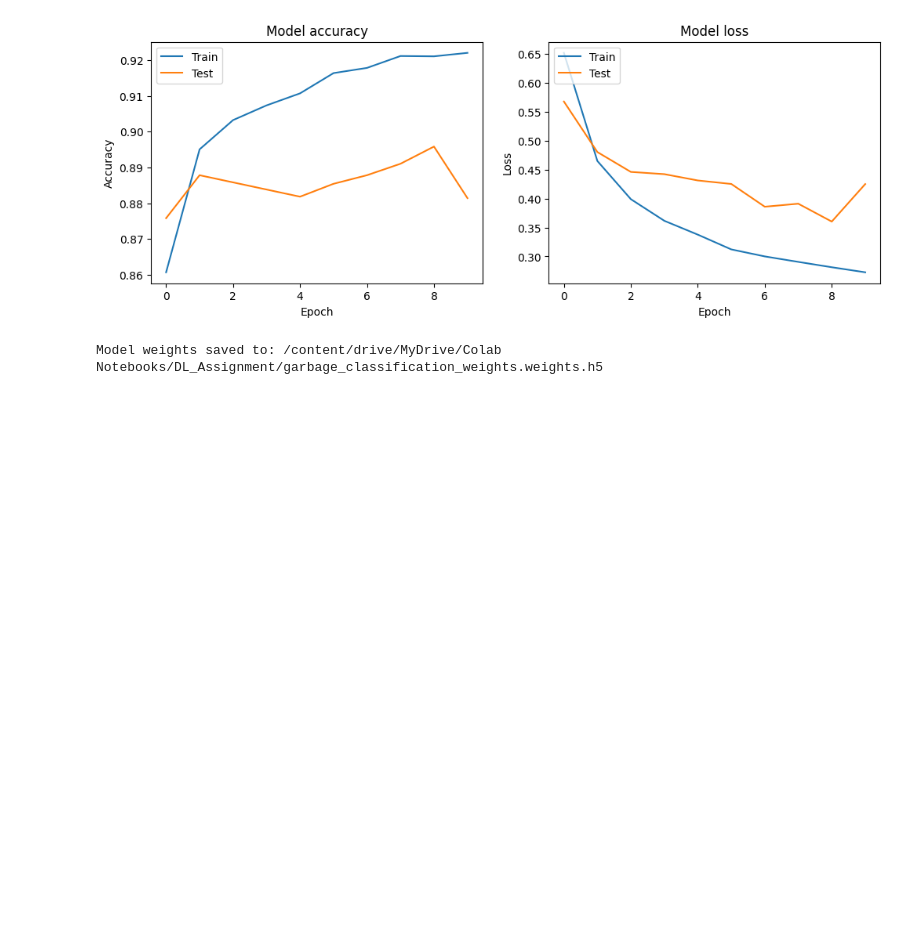
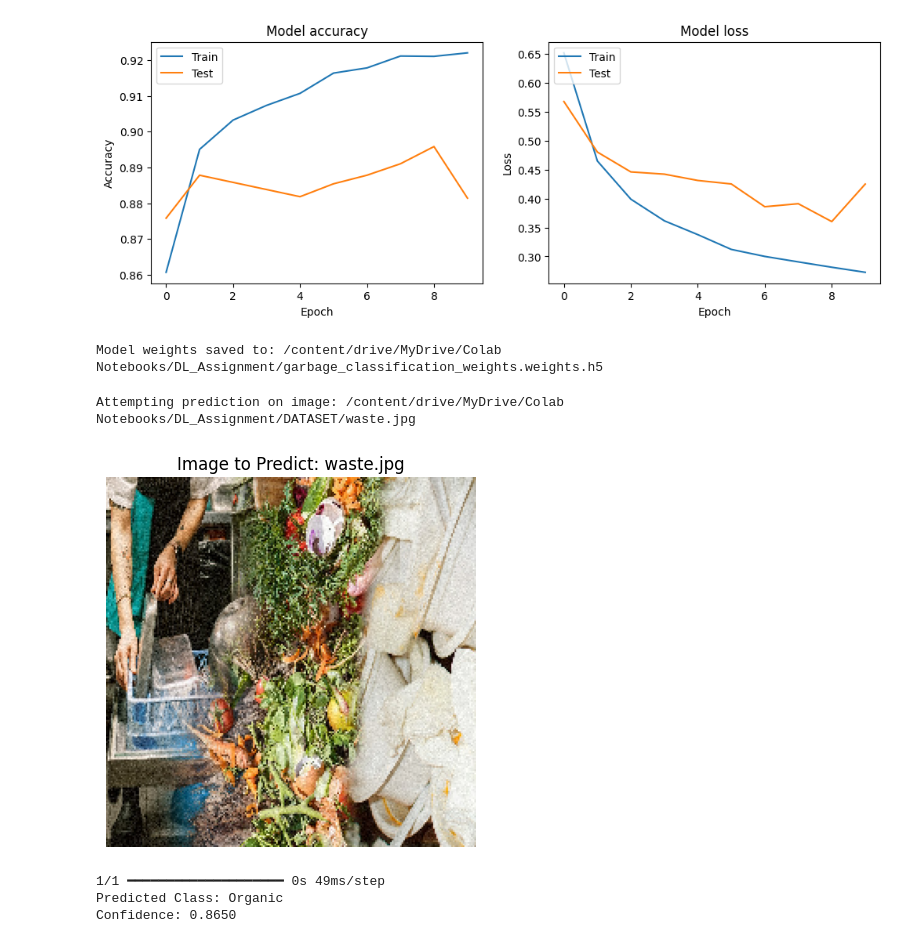
Before and after one commit to IT22283344/DL_Assignment, a Jupyter notebook: VGG16_Garbage_classification.ipynb, the cells around one changed output. Drawn from its saved outputs; the diff is of its cells as text; code cells hidden in the pictures; blank space fills up the shorter version.

Commit message:
Test the model with some samples in from the internet.

```diff
--- a/VGG16_Garbage_classification.ipynb
+++ b/VGG16_Garbage_classification.ipynb
@@ -219,0 +258,16 @@ Model weights saved to: /content/drive/MyDrive/Colab Notebooks/DL_Assignment/gar
+# %%
+test_image_path = '/content/drive/MyDrive/Colab Notebooks/DL_Assignment/DATASET/waste.jpg'
+
+if os.path.exists(test_image_path):
+    print(f"Attempting prediction on image: {test_image_path}")
+    predicted_label, confidence = predict_image(test_image_path, model, img_width, img_height, class_labels)
+    print(f"Predicted Class: {predicted_label}")
+    print(f"Confidence: {confidence:.4f}")
+else:
+    print(f"Image file not found at: {test_image_path}")
+# %% [output]
+Attempting prediction on image: /content/drive/MyDrive/Colab Notebooks/DL_Assignment/DATASET/waste.jpg
+[figure, added]
+1/1 ━━━━━━━━━━━━━━━━━━━━ 0s 49ms/step
+Predicted Class: Organic
+Confidence: 0.8650
```
Also changed, not shown: parts of 2 cells of this notebook.
